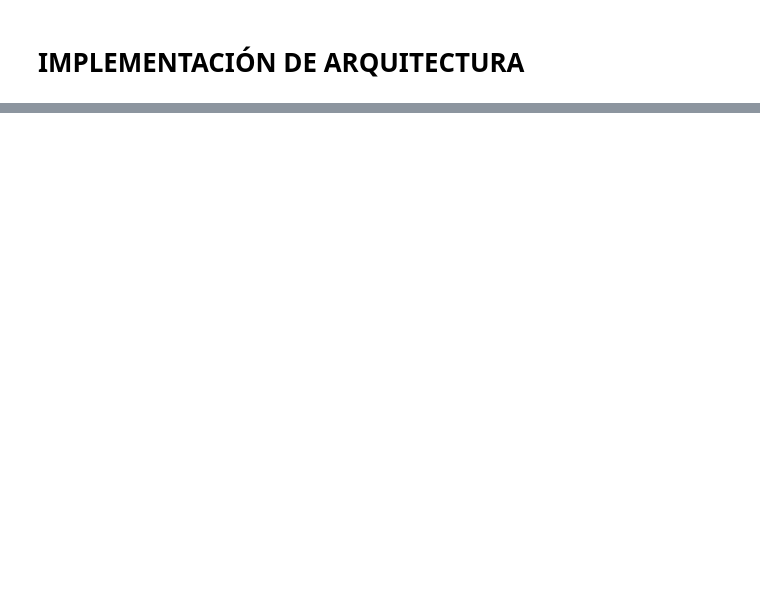
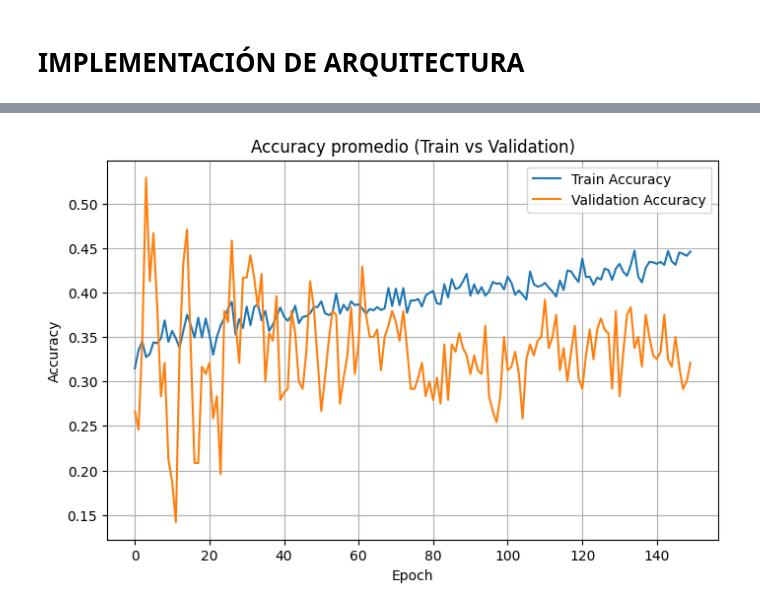
Before and after one commit to VivianaPM/DL-VisNIR-QualityClassifier, a Jupyter notebook: apple/modelApple.ipynb, the cells around one changed output, grey strips where cells are left out. Saved outputs shown, nothing was run; the diff lists cells and outputs as text; code cells hidden in the pictures; blank space fills up the shorter version.

```diff
--- a/apple/modelApple.ipynb
+++ b/apple/modelApple.ipynb
@@ -345,0 +172,9 @@ Test: 15.0% (36 muestras)
+# %%
+# @title CHECKPOINT — Validación de folds
+
+for i, (train_idx, val_idx) in enumerate(
+        skf.split(dataset_df, dataset_df['strat_label'])):
+
+    print(f"\nFOLD {i+1}")
+    print("TRAIN", dataset_df.iloc[train_idx]['Category'].value_counts())
+    print("VAL", dataset_df.iloc[val_idx]['Category'].value_counts())
@@ -395,0 +555,16 @@ test_loader = DataLoader(test_dataset, batch_size, shuffle=False)
+# %%
+#@title GRÁFICO: TRAIN ACCURACY vs VAL ACCURACY
+mean_df = df_metrics.groupby('epoch').mean()
+
+plt.figure(figsize=(8,5))
+plt.plot(mean_df.index, mean_df['train_accuracy'], label='Train Accuracy')
+plt.plot(mean_df.index, mean_df['val_accuracy'], label='Validation Accuracy')
+
+plt.title('Accuracy promedio (Train vs Validation)')
+plt.xlabel('Epoch')
+plt.ylabel('Accuracy')
+plt.legend()
+plt.grid(True)
+plt.show()
+# %% [output]
+[figure, added]
```
Also changed, not shown: parts of 37 cells of this notebook.
